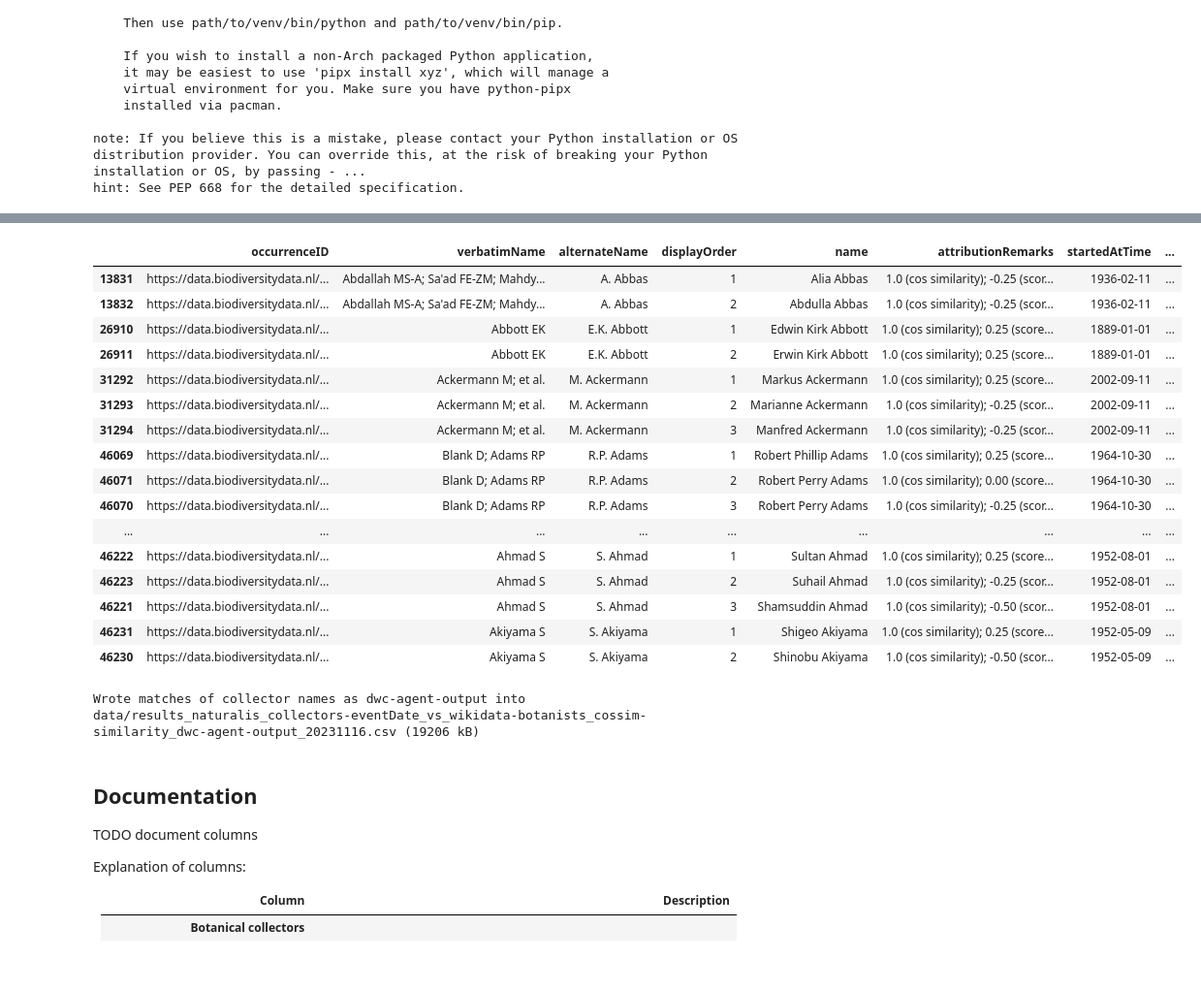
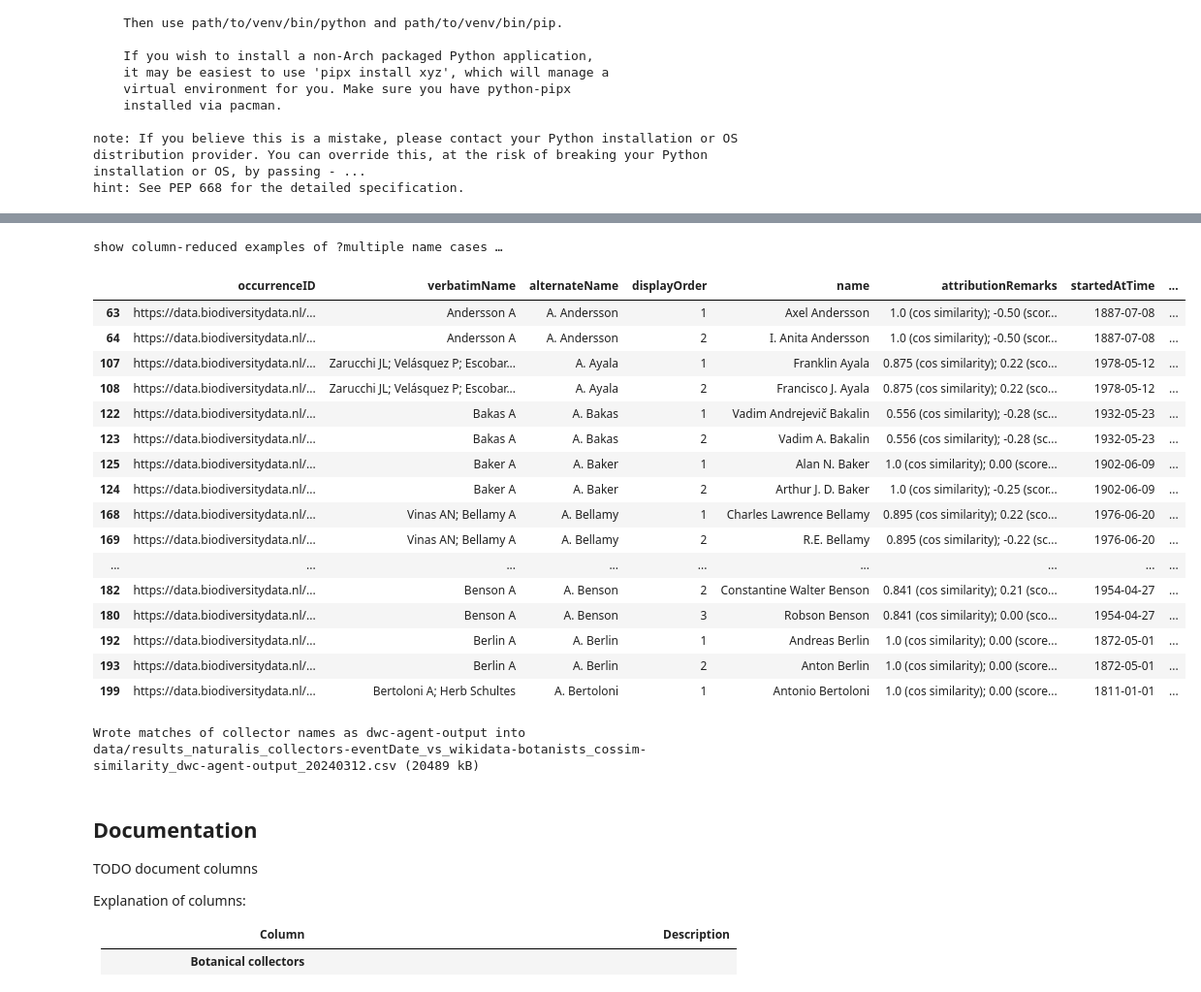
Before and after one commit to infinite-dao/collector-matching, a Jupyter notebook: match_names_Naturalis-dwcagent-parsed-eventDate_vs_WikiData_cosine-similarity.ipynb, the cells around one changed output, grey strips where cells are left out. Shown at 97% size. Cells and saved outputs as stored; diff of their text form; code cells hidden in the pictures.

```diff
--- a/match_names_Naturalis-dwcagent-parsed-eventDate_vs_WikiData_cosine-similarity.ipynb
+++ b/match_names_Naturalis-dwcagent-parsed-eventDate_vs_WikiData_cosine-similarity.ipynb
@@ -456,19 +491,20 @@ def calculateTFIDFmatchingOfData(query_data, match_data, cossim_ntop=1, cossim_l
 # %%
 # some example data
-print("Show ngram examples:")
-print("- simple name:", ngrams('Klazenga, N.'))
-print("- data from collectors:", ngrams(collectors_unique["canonical_string_collector_parsed"].at[1]))
-print("- data from match-test:", ngrams(wd_matchtest['canonical_string'].at[0]))
-print("- data from match-test (full name):", ngrams(wd_matchtest_fullnames['canonical_string_fullname'].at[0]))
+if explain_and_show_the_data:
+    print("Show ngram examples:")
+    print("- simple name:", ngrams('Klazenga, N.'))
+    print("- data from collectors:", ngrams(collectors_unique["canonical_string_collector_parsed"].at[1]))
+    print("- data from match-test:", ngrams(wd_matchtest['canonical_string'].at[0]))
+    print("- data from match-test (full name):", ngrams(wd_matchtest_fullnames['canonical_string_fullname'].at[0]))
 
-# some example data
-for i, row in enumerate(range(5)):
-    if (i == 0):
-        print('\n(WikiData’s) canonical_string = (constructed) canonical_string_fullname:')
-    print("- {short_name} = {long_name}".format(
-        short_name=wd_matchtest['canonical_string'].at[row],
-        long_name=wd_matchtest_fullnames['canonical_string_fullname'].at[row]
-    ))
+    # some example data
+    for i, row in enumerate(range(5)):
+        if (i == 0):
+            print('\n(WikiData’s) canonical_string = (constructed) canonical_string_fullname:')
+        print("- {short_name} = {long_name}".format(
+            short_name=wd_matchtest['canonical_string'].at[row],
+            long_name=wd_matchtest_fullnames['canonical_string_fullname'].at[row]
+        ))
 # %% [output]
 Show ngram examples:
 - simple name: ['Kla', 'laz', 'aze', 'zen', 'eng', 'nga', 'ga ', 'a N']
@@ -1044,9 +1121,9 @@ dwcagent_attr_output.insert(dwcagent_attr_output.columns.get_loc('identifier')
 dwcagent_attr_output.insert(dwcagent_attr_output.columns.get_loc('agentIdentifierType') + 1, 'agentType'          , 'Person'   , allow_duplicates=True)
 dwcagent_attr_output.insert(dwcagent_attr_output.columns.get_loc('identifier')          + 1, 'action'             , 'collected', allow_duplicates=True)
 
-show_display_output=False
-if show_display_output:
-    dwcagent_attr_output.head(20)
+if explain_and_show_the_data:
+    print("the mapped DarwinCore attribution output examples, sorted by alternateName (=collector name) + displayOrder …")
+    display(dwcagent_attr_output.head(20))
 
 dwcagent_attr_output=dwcagent_attr_output.reindex(
     columns=[
@@ -1065,7 +1142,7 @@ dwcagent_attr_output=dwcagent_attr_output.reindex(
         "custom_score_overall", # keep it for calculation convenience, no standard in DwC agent
         'custom_namematch_similarity',# keep it for calculation convenience, no standard in DwC agent
         'custom_score_multiple_names',# keep it for calculation convenience, no standard in DwC agent
-        'custom_score_lifetime' # keep it for calculation convenience, no standard in DwC agent
+        'custom_score_lifetime_data' # keep it for calculation convenience, no standard in DwC agent
     ]
 )
 # column deletion not neccessary after ….reindex(columns=[…])
@@ -1074,35 +1171,37 @@ dwcagent_attr_output=dwcagent_attr_output.reindex(
 # %%
-show_display_output=True
-if show_display_output:
+if explain_and_show_the_data:
+    print("show column-reduced examples of ?multiple name cases …")
     # criterion = dwcagent_attr_output['alternateName'].map(lambda x: x.startswith('S. Ahmad'))
-    criterion = dwcagent_attr_output['custom_score_multiple_names'].map(lambda this_score: this_score < 0 ) # show multiple name cases
+    criterion = dwcagent_attr_output['custom_score_multiple_names'].map(lambda this_score: this_score < 0 )  # show multiple name cases
 
-    display(dwcagent_attr_output[criterion].head(20))
+    # display(dwcagent_attr_output[criterion].head(20))
+    display(dwcagent_attr_output[criterion].drop(['agentType', 'action', 'agentIdentifierType'], axis='columns').head(20))
 # %% [output]
+show column-reduced examples of ?multiple name cases …
 |  | occurrenceID | verbatimName | alternateName | displayOrder | name | attributionRemarks | startedAtTime | ... |
-| 13831 | https://data.biodiversitydata.nl/... | Abdallah MS-A; Sa'ad FE-ZM; Mahdy... | A. Abbas | 1 | Alia Abbas | 1.0 (cos similarity); -0.25 (scor... | 1936-02-11 | ... |
-| 13832 | https://data.biodiversitydata.nl/... | Abdallah MS-A; Sa'ad FE-ZM; Mahdy... | A. Abbas | 2 | Abdulla Abbas | 1.0 (cos similarity); -0.25 (scor... | 1936-02-11 | ... |
-| 26910 | https://data.biodiversitydata.nl/... | Abbott EK | E.K. Abbott | 1 | Edwin Kirk Abbott | 1.0 (cos similarity); 0.25 (score... | 1889-01-01 | ... |
-| 26911 | https://data.biodiversitydata.nl/... | Abbott EK | E.K. Abbott | 2 | Erwin Kirk Abbott | 1.0 (cos similarity); 0.25 (score... | 1889-01-01 | ... |
-| 31292 | https://data.biodiversitydata.nl/... | Ackermann M; et al. | M. Ackermann | 1 | Markus Ackermann | 1.0 (cos similarity); 0.25 (score... | 2002-09-11 | ... |
-| 31293 | https://data.biodiversitydata.nl/... | Ackermann M; et al. | M. Ackermann | 2 | Marianne Ackermann | 1.0 (cos similarity); -0.25 (scor... | 2002-09-11 | ... |
-| 31294 | https://data.biodiversitydata.nl/... | Ackermann M; et al. | M. Ackermann | 3 | Manfred Ackermann | 1.0 (cos similarity); -0.25 (scor... | 2002-09-11 | ... |
-| 46069 | https://data.biodiversitydata.nl/... | Blank D; Adams RP | R.P. Adams | 1 | Robert Phillip Adams | 1.0 (cos similarity); 0.25 (score... | 1964-10-30 | ... |
-| 46071 | https://data.biodiversitydata.nl/... | Blank D; Adams RP | R.P. Adams | 2 | Robert Perry Adams | 1.0 (cos similarity); 0.00 (score... | 1964-10-30 | ... |
-| 46070 | https://data.biodiversitydata.nl/... | Blank D; Adams RP | R.P. Adams | 3 | Robert Perry Adams | 1.0 (cos similarity); -0.25 (scor... | 1964-10-30 | ... |
+| 63 | https://data.biodiversitydata.nl/... | Andersson A | A. Andersson | 1 | Axel Andersson | 1.0 (cos similarity); -0.50 (scor... | 1887-07-08 | ... |
+| 64 | https://data.biodiversitydata.nl/... | Andersson A | A. Andersson | 2 | I. Anita Andersson | 1.0 (cos similarity); -0.50 (scor... | 1887-07-08 | ... |
+| 107 | https://data.biodiversitydata.nl/... | Zarucchi JL; Velásquez P; Escobar... | A. Ayala | 1 | Franklin Ayala | 0.875 (cos similarity); 0.22 (sco... | 1978-05-12 | ... |
+| 108 | https://data.biodiversitydata.nl/... | Zarucchi JL; Velásquez P; Escobar... | A. Ayala | 2 | Francisco J. Ayala | 0.875 (cos similarity); 0.22 (sco... | 1978-05-12 | ... |
+| 122 | https://data.biodiversitydata.nl/... | Bakas A | A. Bakas | 1 | Vadim Andrejevič Bakalin | 0.556 (cos similarity); -0.28 (sc... | 1932-05-23 | ... |
+| 123 | https://data.biodiversitydata.nl/... | Bakas A | A. Bakas | 2 | Vadim A. Bakalin | 0.556 (cos similarity); -0.28 (sc... | 1932-05-23 | ... |
+| 125 | https://data.biodiversitydata.nl/... | Baker A | A. Baker | 1 | Alan N. Baker | 1.0 (cos similarity); 0.00 (score... | 1902-06-09 | ... |
+| 124 | https://data.biodiversitydata.nl/... | Baker A | A. Baker | 2 | Arthur J. D. Baker | 1.0 (cos similarity); -0.25 (scor... | 1902-06-09 | ... |
+| 168 | https://data.biodiversitydata.nl/... | Vinas AN; Bellamy A | A. Bellamy | 1 | Charles Lawrence Bellamy | 0.895 (cos similarity); 0.22 (sco... | 1976-06-20 | ... |
+| 169 | https://data.biodiversitydata.nl/... | Vinas AN; Bellamy A | A. Bellamy | 2 | R.E. Bellamy | 0.895 (cos similarity); -0.22 (sc... | 1976-06-20 | ... |
 | ... | ... | ... | ... | ... | ... | ... | ... | ... |
-| 46222 | https://data.biodiversitydata.nl/... | Ahmad S | S. Ahmad | 1 | Sultan Ahmad | 1.0 (cos similarity); 0.25 (score... | 1952-08-01 | ... |
-| 46223 | https://data.biodiversitydata.nl/... | Ahmad S | S. Ahmad | 2 | Suhail Ahmad | 1.0 (cos similarity); -0.25 (scor... | 1952-08-01 | ... |
-| 46221 | https://data.biodiversitydata.nl/... | Ahmad S | S. Ahmad | 3 | Shamsuddin Ahmad | 1.0 (cos similarity); -0.50 (scor... | 1952-08-01 | ... |
-| 46231 | https://data.biodiversitydata.nl/... | Akiyama S | S. Akiyama | 1 | Shigeo Akiyama | 1.0 (cos similarity); 0.25 (score... | 1952-05-09 | ... |
-| 46230 | https://data.biodiversitydata.nl/... | Akiyama S | S. Akiyama | 2 | Shinobu Akiyama | 1.0 (cos similarity); -0.50 (scor... | 1952-05-09 | ... |
+| 182 | https://data.biodiversitydata.nl/... | Benson A | A. Benson | 2 | Constantine Walter Benson | 0.841 (cos similarity); 0.21 (sco... | 1954-04-27 | ... |
+| 180 | https://data.biodiversitydata.nl/... | Benson A | A. Benson | 3 | Robson Benson | 0.841 (cos similarity); 0.00 (sco... | 1954-04-27 | ... |
+| 192 | https://data.biodiversitydata.nl/... | Berlin A | A. Berlin | 1 | Andreas Berlin | 1.0 (cos similarity); 0.00 (score... | 1872-05-01 | ... |
+| 193 | https://data.biodiversitydata.nl/... | Berlin A | A. Berlin | 2 | Anton Berlin | 1.0 (cos similarity); 0.00 (score... | 1872-05-01 | ... |
+| 199 | https://data.biodiversitydata.nl/... | Bertoloni A; Herb Schultes | A. Bertoloni | 1 | Antonio Bertoloni | 1.0 (cos similarity); 0.00 (score... | 1811-01-01 | ... |
 # %%
 # TODO further evaluation or filtering, counting, clean up aso.
 if not os.path.exists('data'):
     os.makedirs('data')
 
 # this_timestamp_for_data=time.strftime('%Y%m%d') # 20230719
-this_timestamp_for_data=20231116
+# this_timestamp_for_data=20231116
 this_output_file='data/results_naturalis_collectors-eventDate_vs_wikidata-botanists_cossim-similarity_dwc-agent-output_%s.csv' % (
     this_timestamp_for_data
 )
@@ -1113,7 +1212,7 @@ print("Wrote matches of collector names as dwc-agent-output into %s (%d kB)" %
     (this_output_file, os.path.getsize(this_output_file) >> 10 ) # 10000 >> 10 = bitshift operator, to get kilo bytes (10-bits=>1024)
 )
 # %% [output]
-Wrote matches of collector names as dwc-agent-output into data/results_naturalis_collectors-eventDate_vs_wikidata-botanists_cossim-similarity_dwc-agent-output_20231116.csv (19206 kB)
+Wrote matches of collector names as dwc-agent-output into data/results_naturalis_collectors-eventDate_vs_wikidata-botanists_cossim-similarity_dwc-agent-output_20240312.csv (20489 kB)
 # %% [markdown]
 ## Documentation
 
```
Also changed, not shown: parts of 25 cells of this notebook, 27 other files.
